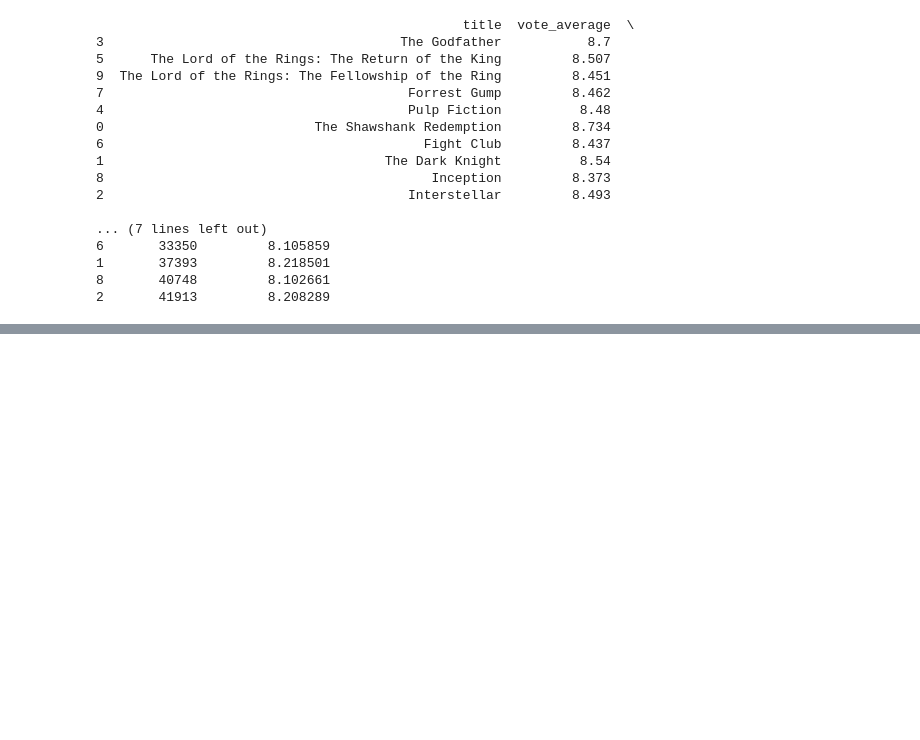
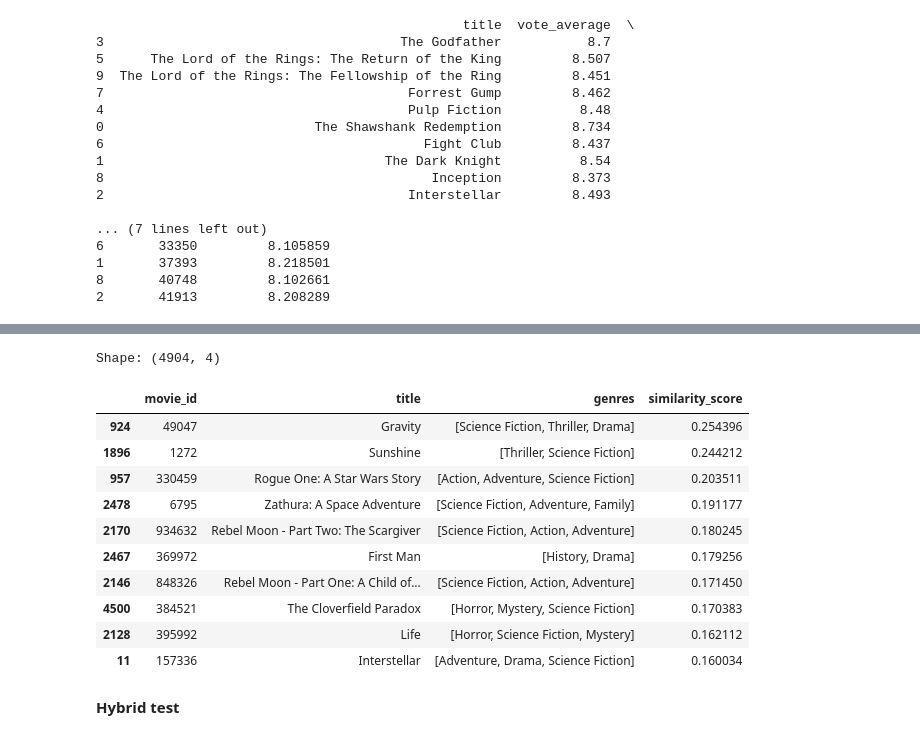
Before and after one commit to Zafeerxyz/Movie-Recommendation-System, a Jupyter notebook: notebooks/movie_recommendation.ipynb, the cells around one changed output, grey strips where cells are left out. Cells and saved outputs as stored; diff of their text form; code cells hidden in the pictures; blank space fills up the shorter version.

```diff
--- a/notebooks/movie_recommendation.ipynb
+++ b/notebooks/movie_recommendation.ipynb
@@ -1174,0 +1307,37 @@ Original dataset rows: 4905
+# %%
+import importlib
+import src.content_model
+
+importlib.reload(src.content_model)
+
+from src.content_model import calculate_all_similarities
+
+similarity_results = calculate_all_similarities(
+    movie_id=687163,
+    df=movies_featured,
+    tfidf_matrix=tfidf_matrix
+)
+
+print("Shape:", similarity_results.shape)
+
+display(
+    similarity_results.sort_values(
+        "similarity_score",
+        ascending=False
+    ).head(10)
+)
+# %% [output]
+Shape: (4904, 4)
+|  | movie_id | title | genres | similarity_score |
+| 924 | 49047 | Gravity | [Science Fiction, Thriller, Drama] | 0.254396 |
+| 1896 | 1272 | Sunshine | [Thriller, Science Fiction] | 0.244212 |
+| 957 | 330459 | Rogue One: A Star Wars Story | [Action, Adventure, Science Fiction] | 0.203511 |
+| 2478 | 6795 | Zathura: A Space Adventure | [Science Fiction, Adventure, Family] | 0.191177 |
+| 2170 | 934632 | Rebel Moon - Part Two: The Scargiver | [Science Fiction, Action, Adventure] | 0.180245 |
+| 2467 | 369972 | First Man | [History, Drama] | 0.179256 |
+| 2146 | 848326 | Rebel Moon - Part One: A Child of... | [Science Fiction, Action, Adventure] | 0.171450 |
+| 4500 | 384521 | The Cloverfield Paradox | [Horror, Mystery, Science Fiction] | 0.170383 |
+| 2128 | 395992 | Life | [Horror, Science Fiction, Mystery] | 0.162112 |
+| 11 | 157336 | Interstellar | [Adventure, Drama, Science Fiction] | 0.160034 |
+# %% [markdown]
+**Hybrid test**
```
Also changed, not shown: parts of 30 cells of this notebook, 27 other files.
